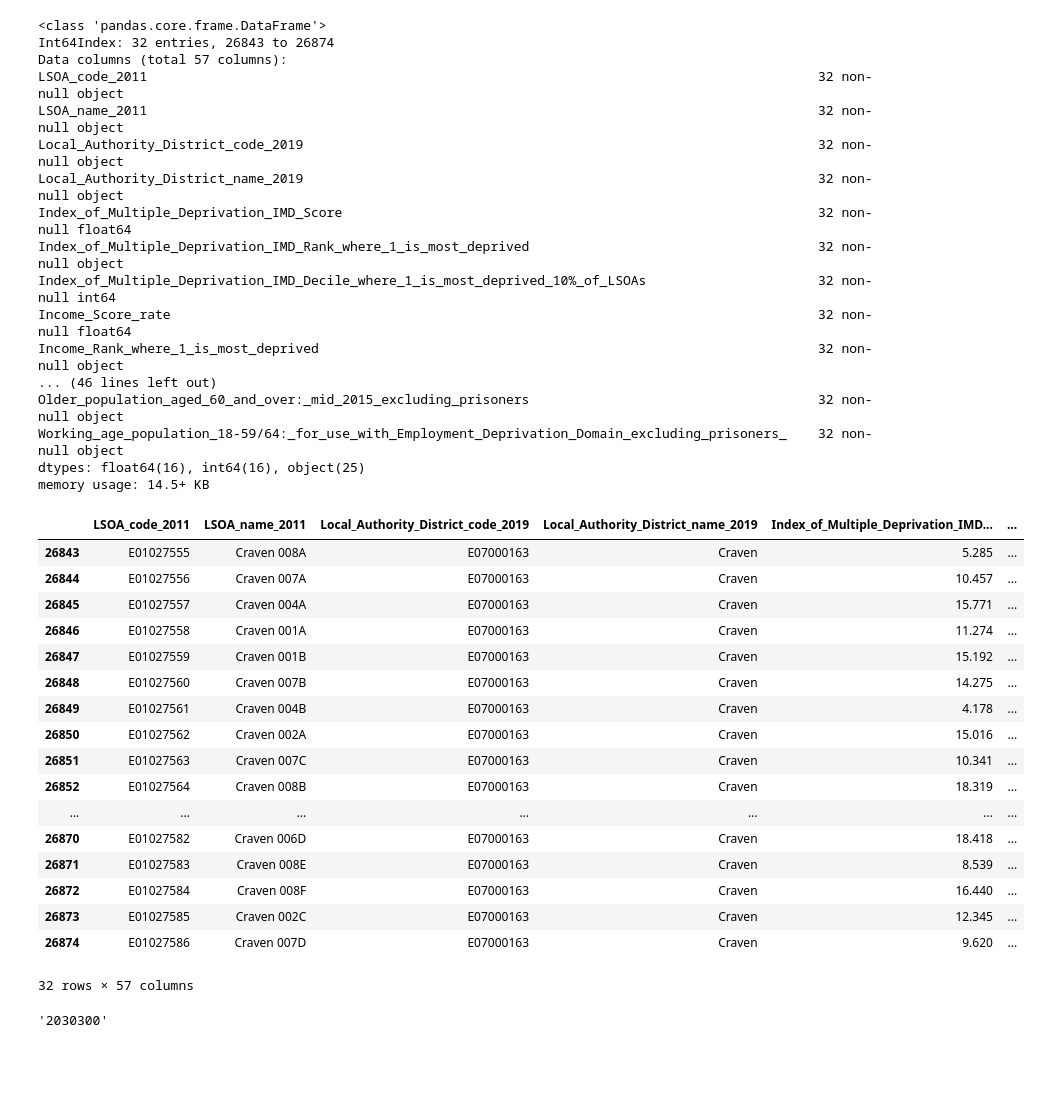
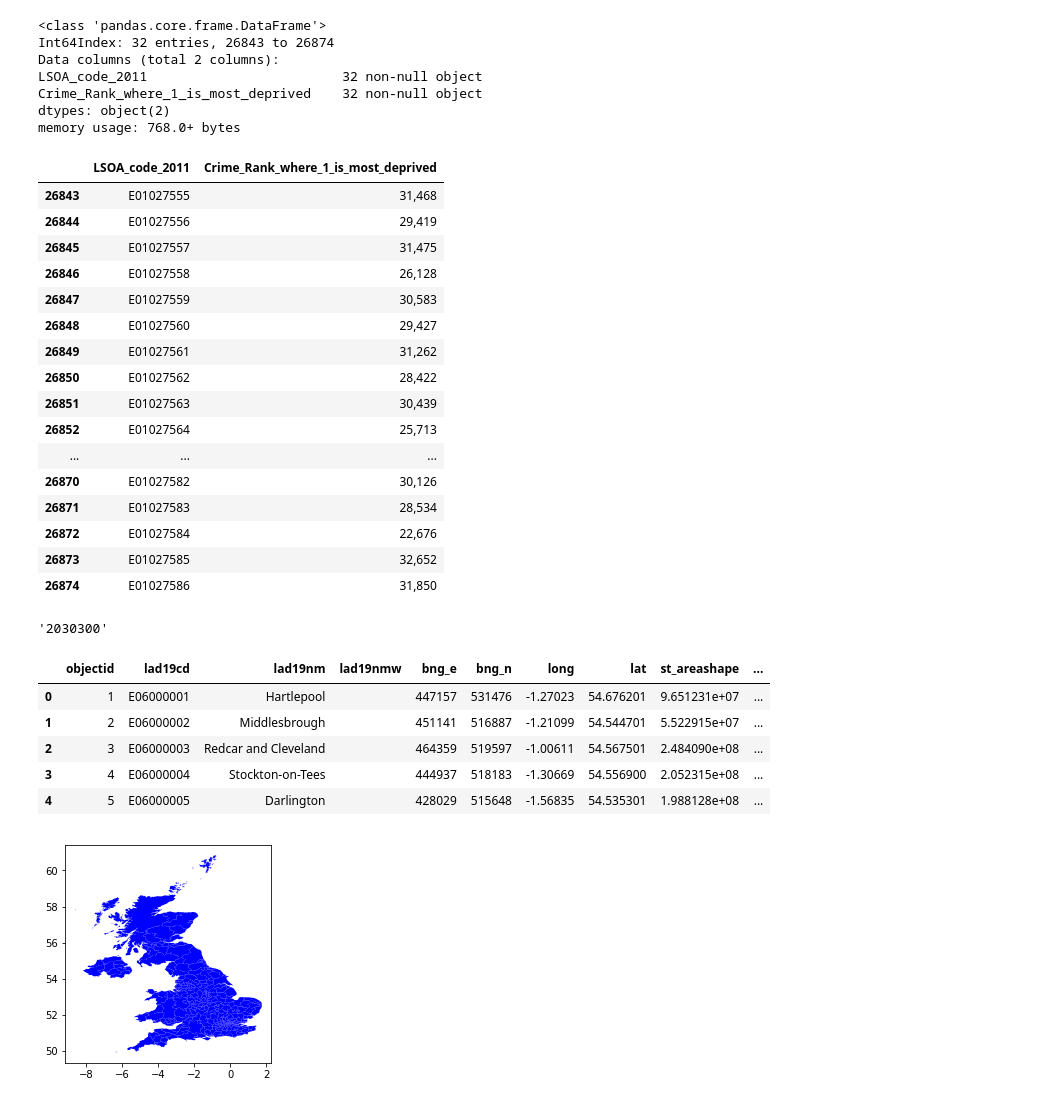
Before and after one commit to EnglishDevil/dbpractice, a Jupyter notebook: Craven Mult Ind Depre practice.ipynb, the cells around one changed output. Cells and saved outputs as stored; diff of their text form; code cells hidden in the pictures; blank space fills up the shorter version.

```diff
--- a/Craven Mult Ind Depre practice.ipynb
+++ b/Craven Mult Ind Depre practice.ipynb
@@ -48,44 +48,34 @@ memory usage: 14.3+ MB
 20 rows × 57 columns
 # %%
 craven = iod.loc[iod['Local_Authority_District_code_2019']=='E07000163']
+craven = craven[['LSOA_code_2011','Crime_Rank_where_1_is_most_deprived']]
 craven.info()
 craven.head(50)
 # %% [output]
 <class 'pandas.core.frame.DataFrame'>
 Int64Index: 32 entries, 26843 to 26874
-Data columns (total 57 columns):
-LSOA_code_2011                                                                                      32 non-null object
-LSOA_name_2011                                                                                      32 non-null object
-Local_Authority_District_code_2019                                                                  32 non-null object
-Local_Authority_District_name_2019                                                                  32 non-null object
-Index_of_Multiple_Deprivation_IMD_Score                                                             32 non-null float64
-Index_of_Multiple_Deprivation_IMD_Rank_where_1_is_most_deprived                                     32 non-null object
-Index_of_Multiple_Deprivation_IMD_Decile_where_1_is_most_deprived_10%_of_LSOAs                      32 non-null int64
-Income_Score_rate                                                                                   32 non-null float64
-Income_Rank_where_1_is_most_deprived                                                                32 non-null object
-... (46 lines left out)
-Older_population_aged_60_and_over:_mid_2015_excluding_prisoners                                     32 non-null object
-Working_age_population_18-59/64:_for_use_with_Employment_Deprivation_Domain_excluding_prisoners_    32 non-null object
-dtypes: float64(16), int64(16), object(25)
-memory usage: 14.5+ KB
+Data columns (total 2 columns):
+LSOA_code_2011                         32 non-null object
+Crime_Rank_where_1_is_most_deprived    32 non-null object
+dtypes: object(2)
+memory usage: 768.0+ bytes
-|  | LSOA_code_2011 | LSOA_name_2011 | Local_Authority_District_code_2019 | Local_Authority_District_name_2019 | Index_of_Multiple_Deprivation_IMD... | ... |
-| 26843 | E01027555 | Craven 008A | E07000163 | Craven | 5.285 | ... |
-| 26844 | E01027556 | Craven 007A | E07000163 | Craven | 10.457 | ... |
-| 26845 | E01027557 | Craven 004A | E07000163 | Craven | 15.771 | ... |
-| 26846 | E01027558 | Craven 001A | E07000163 | Craven | 11.274 | ... |
-| 26847 | E01027559 | Craven 001B | E07000163 | Craven | 15.192 | ... |
-| 26848 | E01027560 | Craven 007B | E07000163 | Craven | 14.275 | ... |
-| 26849 | E01027561 | Craven 004B | E07000163 | Craven | 4.178 | ... |
-| 26850 | E01027562 | Craven 002A | E07000163 | Craven | 15.016 | ... |
-| 26851 | E01027563 | Craven 007C | E07000163 | Craven | 10.341 | ... |
-| 26852 | E01027564 | Craven 008B | E07000163 | Craven | 18.319 | ... |
-| ... | ... | ... | ... | ... | ... | ... |
-| 26870 | E01027582 | Craven 006D | E07000163 | Craven | 18.418 | ... |
-| 26871 | E01027583 | Craven 008E | E07000163 | Craven | 8.539 | ... |
-| 26872 | E01027584 | Craven 008F | E07000163 | Craven | 16.440 | ... |
-| 26873 | E01027585 | Craven 002C | E07000163 | Craven | 12.345 | ... |
-| 26874 | E01027586 | Craven 007D | E07000163 | Craven | 9.620 | ... |
+|  | LSOA_code_2011 | Crime_Rank_where_1_is_most_deprived |
+| 26843 | E01027555 | 31,468 |
+| 26844 | E01027556 | 29,419 |
+| 26845 | E01027557 | 31,475 |
+| 26846 | E01027558 | 26,128 |
+| 26847 | E01027559 | 30,583 |
+| 26848 | E01027560 | 29,427 |
+| 26849 | E01027561 | 31,262 |
+| 26850 | E01027562 | 28,422 |
+| 26851 | E01027563 | 30,439 |
+| 26852 | E01027564 | 25,713 |
+| ... | ... | ... |
+| 26870 | E01027582 | 30,126 |
+| 26871 | E01027583 | 28,534 |
+| 26872 | E01027584 | 22,676 |
+| 26873 | E01027585 | 32,652 |
+| 26874 | E01027586 | 31,850 |
-32 rows × 57 columns
 # %%
 from osgeo import gdal, ogr, osr
 from fiona.ogrext import Iterator, ItemsIterator, KeysIterator
@@ -93,4 +83,22 @@ from geopandas import GeoDataFrame
 gdal.VersionInfo()
 # %% [output]
 '2030300'
+# %%
+import matplotlib.pyplot as plt
+#this should read the geojson as per this tutorial https://medium.com/@h4k1m0u/plot-a-geojson-map-using-geopandas-be89e7a0b93b
+#this is for the local authority area.
+gdf = gpd.read_file('https://opendata.arcgis.com/datasets/bbb0e58b0be64cc1a1460aa69e33678f_0.geojson')
+gdf.head()
+# %% [output]
+|  | objectid | lad19cd | lad19nm | lad19nmw | bng_e | bng_n | long | lat | st_areashape | ... |
+| 0 | 1 | E06000001 | Hartlepool |  | 447157 | 531476 | -1.27023 | 54.676201 | 9.651231e+07 | ... |
+| 1 | 2 | E06000002 | Middlesbrough |  | 451141 | 516887 | -1.21099 | 54.544701 | 5.522915e+07 | ... |
+| 2 | 3 | E06000003 | Redcar and Cleveland |  | 464359 | 519597 | -1.00611 | 54.567501 | 2.484090e+08 | ... |
+| 3 | 4 | E06000004 | Stockton-on-Tees |  | 444937 | 518183 | -1.30669 | 54.556900 | 2.052315e+08 | ... |
+| 4 | 5 | E06000005 | Darlington |  | 428029 | 515648 | -1.56835 | 54.535301 | 1.988128e+08 | ... |
+# %%
+#this should plot the shape data from the geodataframe
+testplot = gdf.plot(color='blue')
+# %% [output]
+[figure, added]
 # %%
```
Also changed, not shown: parts of 7 cells of this notebook.
